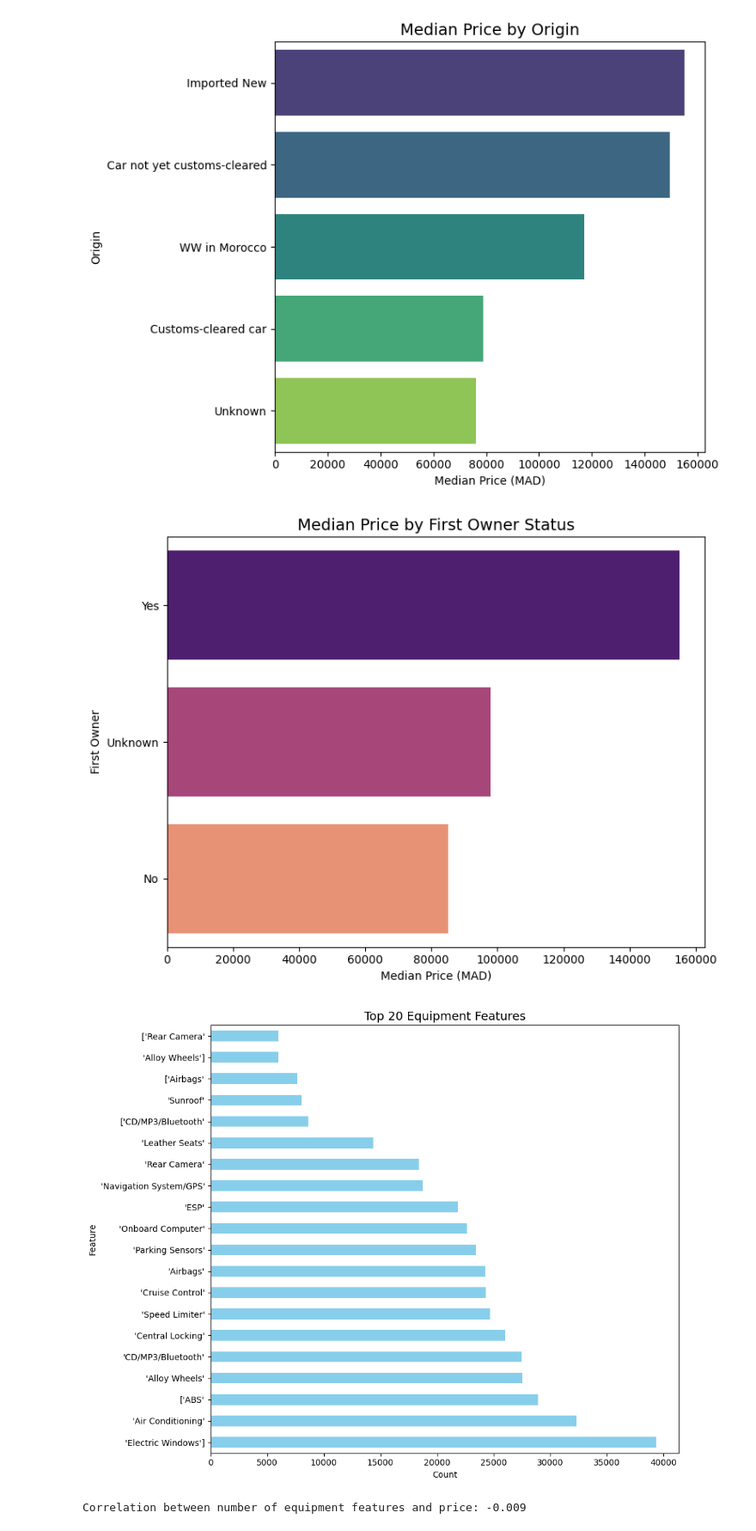
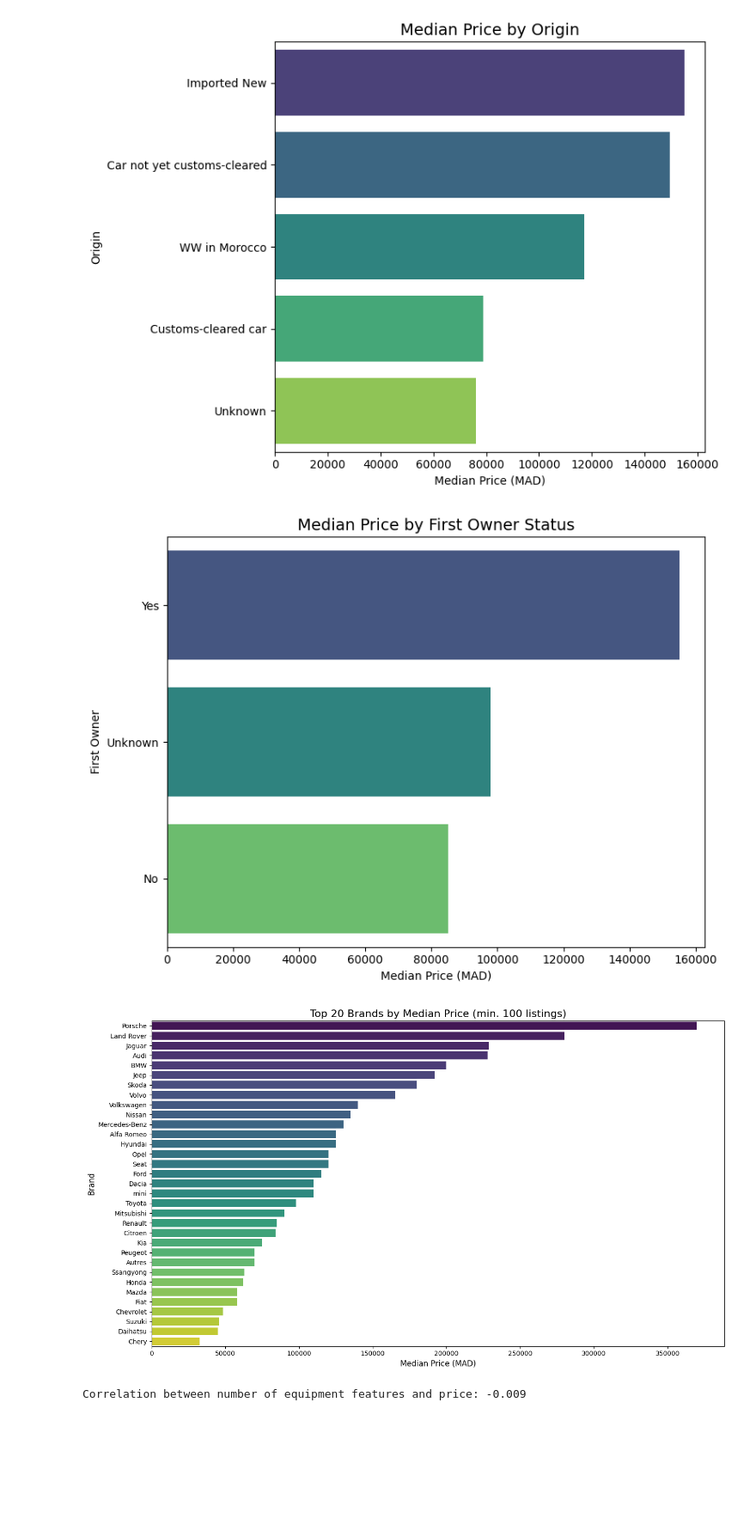
Before and after one commit to ahmed-bahlaoui/used_cars_dataset, a Jupyter notebook: notebook.ipynb, the cells around one changed output. Shown at 86% size. Cells and saved outputs as stored; diff of their text form; code cells hidden in the pictures; blank space fills up the shorter version.

```diff
--- a/notebook.ipynb
+++ b/notebook.ipynb
@@ -650,28 +648,32 @@ plt.show()
 # 14. First Owner impact
 median_price_owner = df.groupby('First Owner')['Price'].median().sort_values(ascending=False)
 fig, ax = plt.subplots(figsize=(8,6))
-sns.barplot(x=median_price_owner.values, y=median_price_owner.index, hue=median_price_owner.index, legend=False, palette='magma', ax=ax)
+sns.barplot(x=median_price_owner.values, y=median_price_owner.index, hue=median_price_owner.index, legend=False, palette='viridis', ax=ax)
 ax.set_title('Median Price by First Owner Status', fontsize=14)
 ax.set_xlabel('Median Price (MAD)')
 ax.set_ylabel('First Owner')
 plt.tight_layout()
 plt.show()
 # %% [output]
-[figure, old version]
+[figure, new version]
 # %%
-# 15. Equipment features
-# split comma-separated values
-equip_series = df['Equipment'].dropna().str.split(',', expand=True).stack().str.strip().value_counts()
-equip_series.head(20)
-fig, ax = plt.subplots(figsize=(10,8))
-equip_series.head(20).plot.barh(ax=ax, color='skyblue')
-ax.set_title('Top 20 Equipment Features', fontsize=14)
-ax.set_xlabel('Count')
-ax.set_ylabel('Feature')
+# Only include brands with at least 100 listings for reliability
+brand_counts = df['Brand'].value_counts()
+popular_brands = brand_counts[brand_counts >= 100].index
+df_popular = df[df['Brand'].isin(popular_brands)]
+
+# Use MEDIAN instead of mean — robust to outliers
+median_price = df_popular.groupby('Brand')['Price'].median().sort_values(ascending=False)
+
+fig, ax = plt.subplots(figsize=(14, 8))
+sns.barplot(x=median_price.values, y=median_price.index, hue=median_price.index, legend=False, palette='viridis', ax=ax)
+ax.set_title('Top 20 Brands by Median Price (min. 100 listings)', fontsize=16)
+ax.set_xlabel('Median Price (MAD)', fontsize=12)
+ax.set_ylabel('Brand', fontsize=12)
 plt.tight_layout()
 plt.show()
 # %% [output]
-[figure, old version]
+[figure, new version]
 # %%
 # 16. Correlation between number of features and price
 df['num_features'] = df['Equipment'].fillna('').apply(lambda s: len([x for x in s.split(',') if x.strip()!='']))
```
Also changed, not shown: parts of 18 cells of this notebook.
